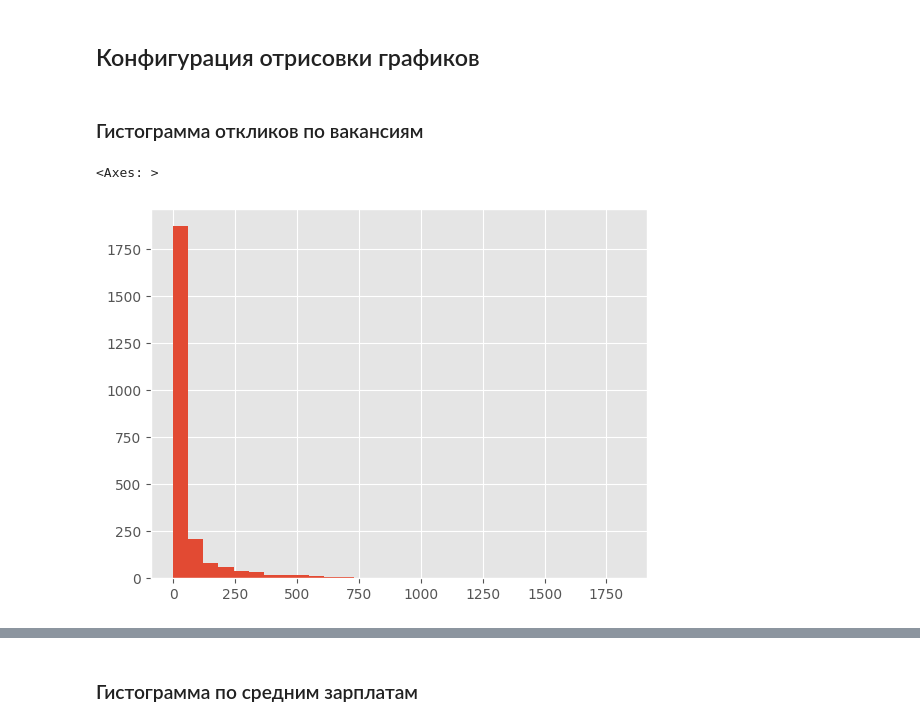
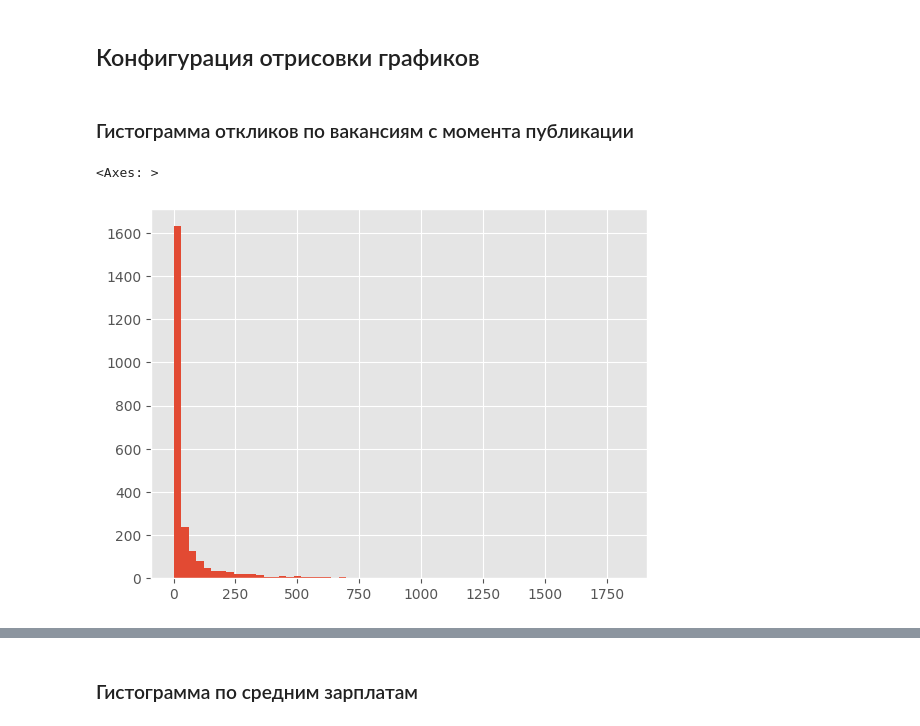
Before and after one commit to AzerQ/HHVacancyAgregate, a Jupyter notebook: HHVacancyAnalyzer/StaticAnalyze/app/HhVacncyAnalyze.ipynb, the cells around one changed output, grey strips where cells are left out. Cells and saved outputs as stored; diff of their text form; code cells hidden in the pictures.

```diff
--- a/HHVacancyAnalyzer/StaticAnalyze/app/HhVacncyAnalyze.ipynb
+++ b/HHVacancyAnalyzer/StaticAnalyze/app/HhVacncyAnalyze.ipynb
@@ -154,9 +150,9 @@ import matplotlib.style
 matplotlib.style.use('ggplot')
 %matplotlib inline
 # %% [markdown]
-### Гистограмма откликов по вакансиям
+### Гистограмма откликов по вакансиям с момента публикации
 # %%
-vacancies_frame["CountersResponses"].hist(bins=30)
+vacancies_frame["CountersResponses"].hist(bins=60)
 # %% [output]
 <Axes: >
-[figure, old version]
+[figure, new version]
```
Also changed, not shown: parts of 3 cells of this notebook, 1 other file.
